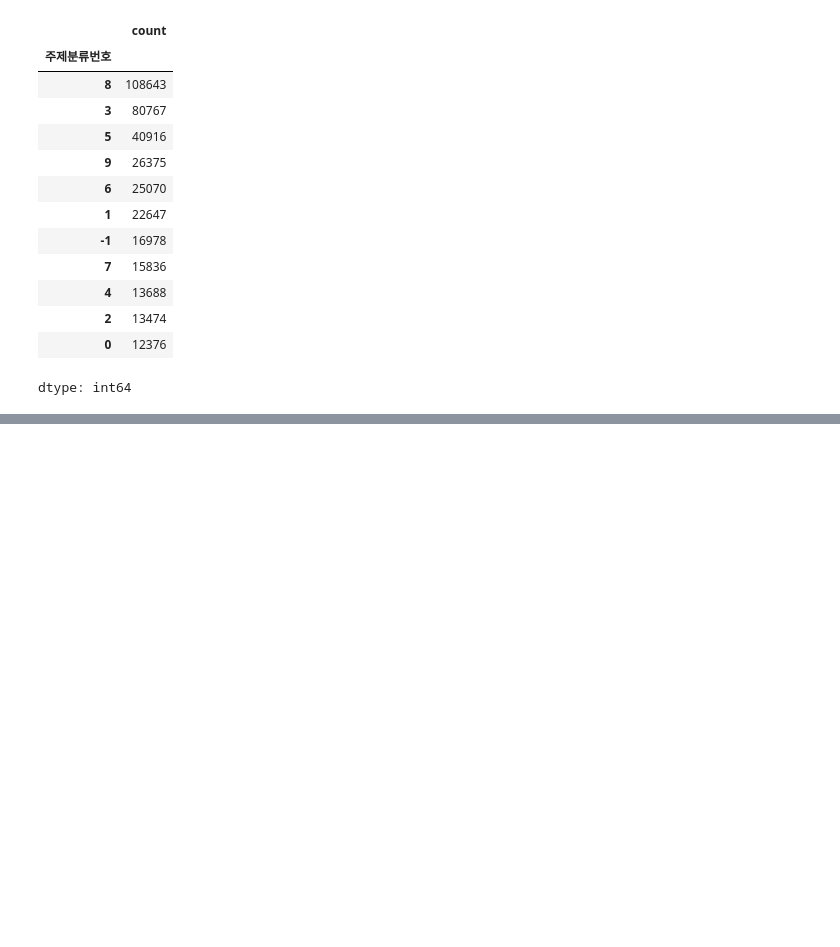
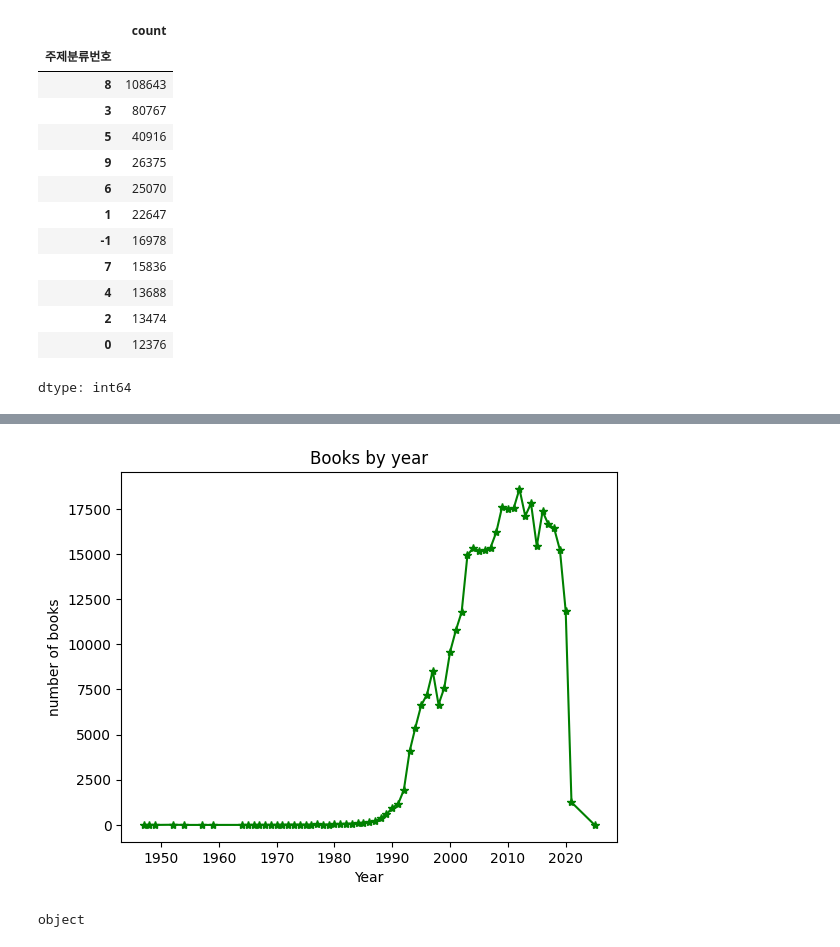
Before and after one commit to seha111111/data_anal, a Jupyter notebook: ch05_line.ipynb, the cells around one changed output, grey strips where cells are left out. Cells and saved outputs as stored; diff of their text form; code cells hidden in the pictures; blank space fills up the shorter version.

```diff
--- a/ch05_line.ipynb
+++ b/ch05_line.ipynb
@@ -105,0 +125,4 @@ dtype: int64
+# %%
+# 발행년도 별 발간 도서의 갯수 k=발행년도, v = 갯수
+count_by_year = ns_book7["발행년도"].value_counts()
+count_by_year
@@ -105,0 +145,6 @@ dtype: int64
+# %%
+# 타입 출력 - pandas.core.series.Series : 데이터프레임의 테이블 구조형식
+# print(type(count_by_year))
+# 인덱스로 정렬시킨다.
+count_by_year = count_by_year.sort_index()
+count_by_year
@@ -105,0 +167,3 @@ dtype: int64
+# %%
+count_by_year = count_by_year[count_by_year.index <= 2025]
+count_by_year
@@ -105,0 +222,20 @@ dtype: int64
+# %%
+import matplotlib.pyplot as plt
+plt.rcParams["figure.dpi"] = 100
+# %%
+# plot() - 선 그래프
+# plt.plot(count_by_year.index, count_by_year.values) # 기본 선 그래프
+#  marker="." : 없음 -> . , linestyle=":" : 실선 -> 점선, color="색상" : 색상이름, 색상표 16진수
+# plt.plot(count_by_year, marker=".", linestyle=":", color="red")
+# linestyle - 기본은 실선 "-", 점선 ":"
+plt.plot(count_by_year, "*-g")
+plt.title("Books by year")
+plt.xlabel("Year")
+plt.ylabel("number of books")
+plt.show()
+# %% [output]
+[figure, added]
+# %%
+print(ns_book7["주제분류번호"].dtypes)
+# %% [output]
+object
```
Also changed, not shown: parts of 16 cells of this notebook.
